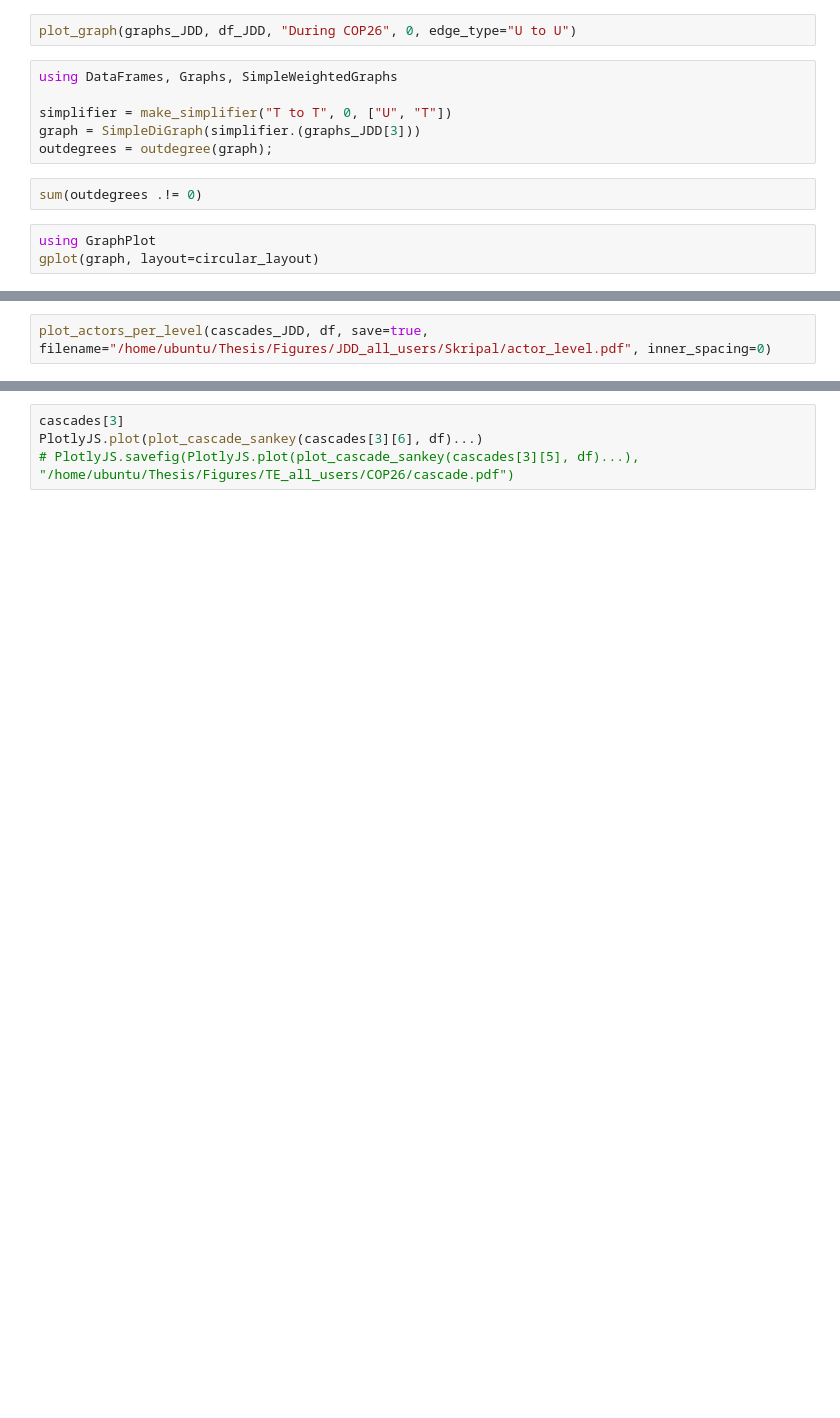
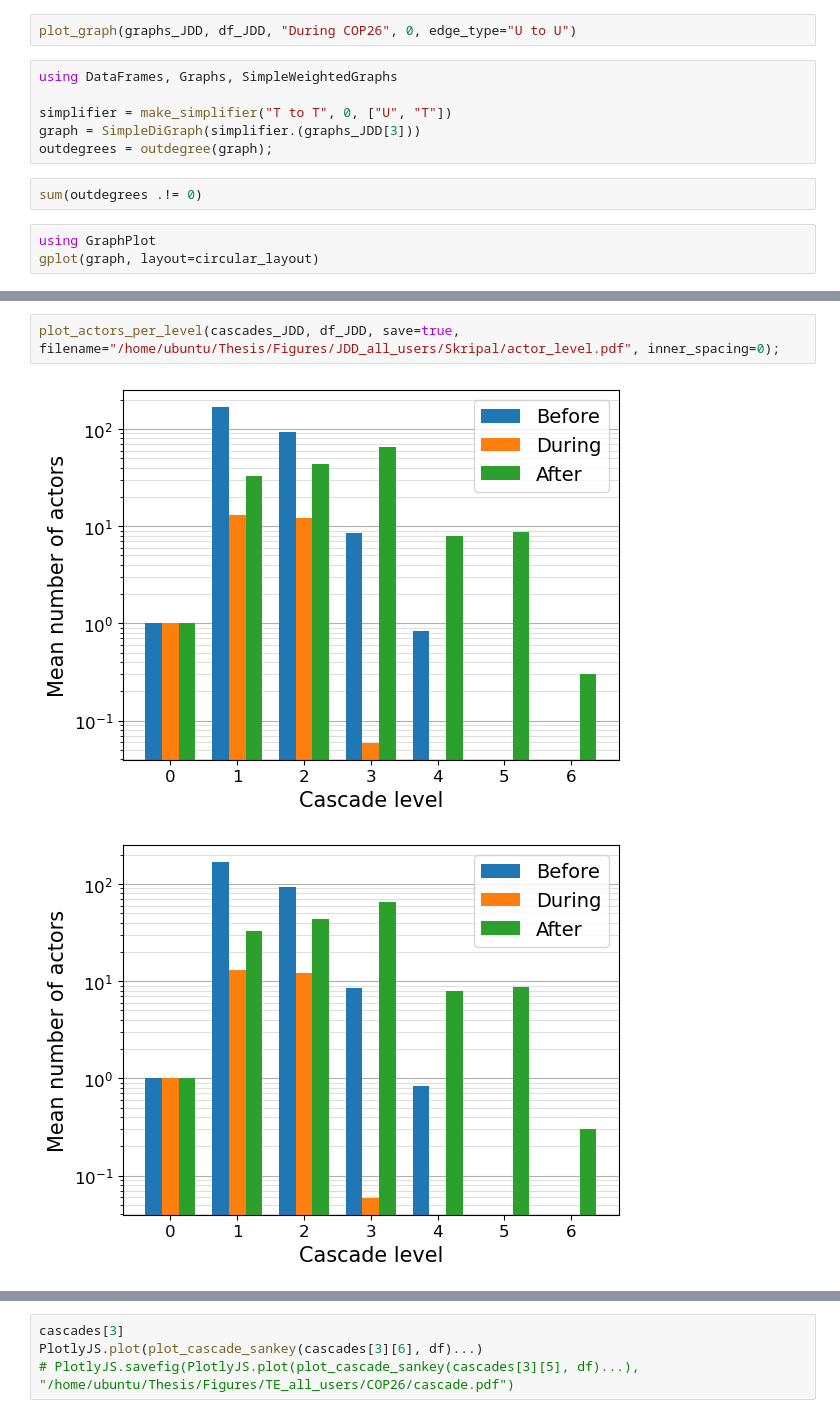
Before and after one commit to Cyrilvallez/Measuring-Influence-Twitter, a Jupyter notebook: Julia/Notebooks/Process3.ipynb, the cells around one changed output, grey strips where cells are left out. Saved outputs shown, nothing was run; the diff lists cells and outputs as text; blank space fills up the shorter version.

```diff
--- a/Julia/Notebooks/Process3.ipynb
+++ b/Julia/Notebooks/Process3.ipynb
@@ -71,3 +94,6 @@ plot_edge_types(graphs_TE, df_TE, 0; y="count_normalized", hue_order=["Before",
 # %%
-plot_actors_per_level(cascades_JDD, df, save=true, filename="/home/ubuntu/Thesis/Figures/JDD_all_users/Skripal/actor_level.pdf", inner_spacing=0)
+plot_actors_per_level(cascades_JDD, df_JDD, save=true, filename="/home/ubuntu/Thesis/Figures/JDD_all_users/Skripal/actor_level.pdf", inner_spacing=0);
+# %% [output]
+[figure, added]
+[figure, added]
 # %%
```
Also changed, not shown: parts of 8 cells of this notebook, 12 other files.
